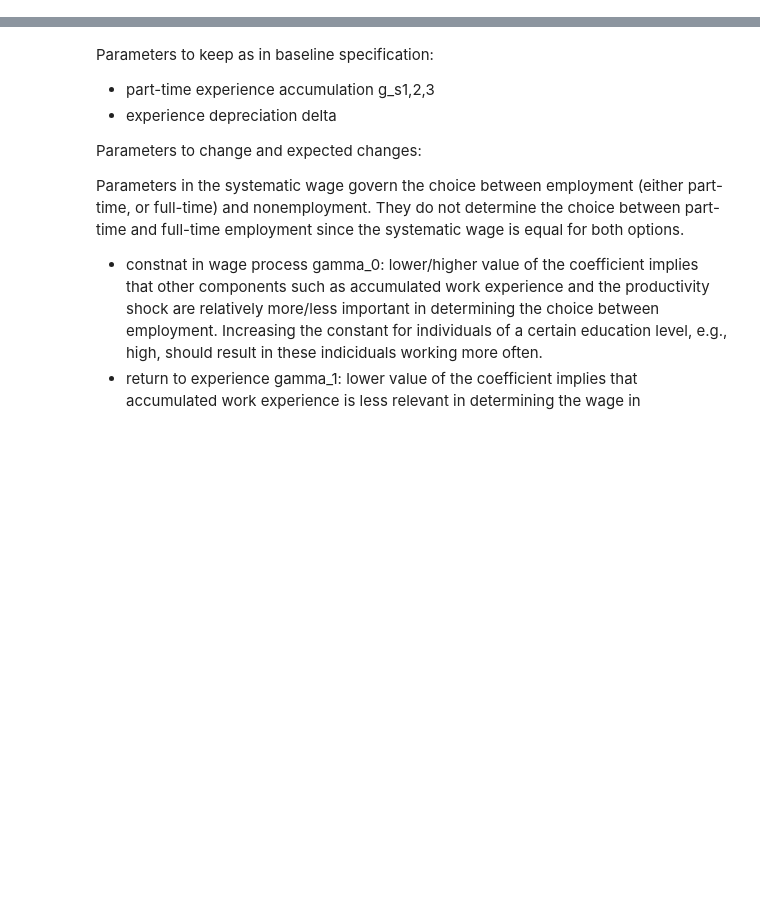
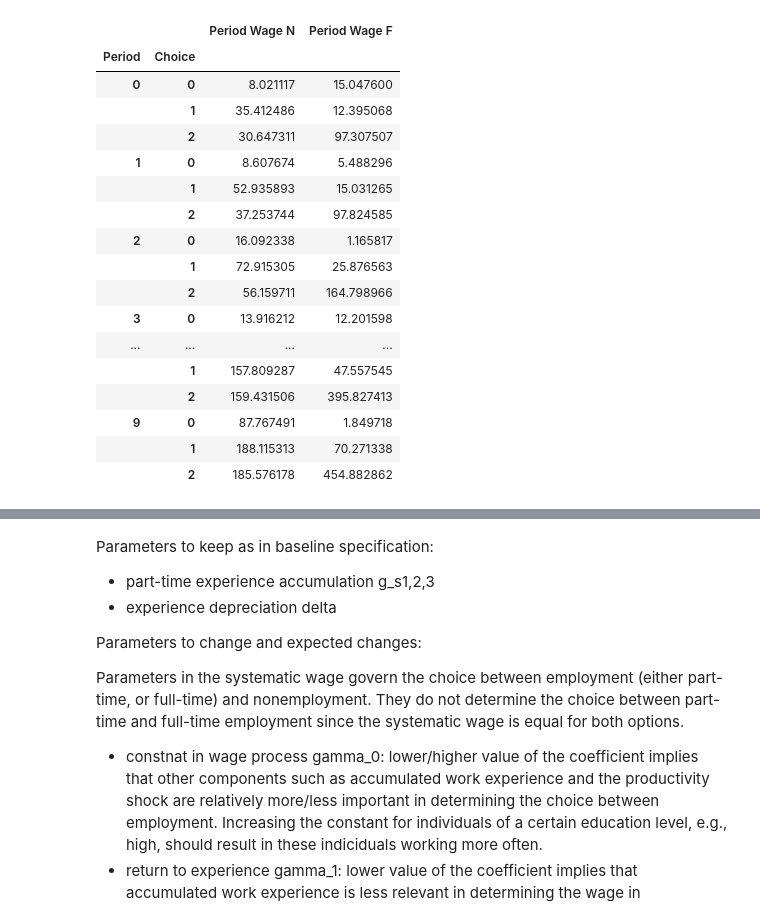
Before and after one commit to OpenSourceEconomics/soepy, a Jupyter notebook: soepy/notebooks/data_frame_sim_test_analysis.ipynb, the cells around one changed output, grey strips where cells are left out. Drawn from its saved outputs; the diff is of its cells as text; code cells hidden in the pictures; blank space fills up the shorter version.

```diff
--- a/soepy/notebooks/data_frame_sim_test_analysis.ipynb
+++ b/soepy/notebooks/data_frame_sim_test_analysis.ipynb
@@ -31,0 +96,22 @@ data_frame_test_sim_1000
+# %%
+# Average wages for each period and choice
+data_frame_baseline.groupby(['Period', 'Choice'])['Period Wage N', 'Period Wage F'].mean()
+# %% [output]
+|  |  | Period Wage N | Period Wage F |
+| Period | Choice |  |  |
+| 0 | 0 | 8.021117 | 15.047600 |
+|  | 1 | 35.412486 | 12.395068 |
+|  | 2 | 30.647311 | 97.307507 |
+| 1 | 0 | 8.607674 | 5.488296 |
+|  | 1 | 52.935893 | 15.031265 |
+|  | 2 | 37.253744 | 97.824585 |
+| 2 | 0 | 16.092338 | 1.165817 |
+|  | 1 | 72.915305 | 25.876563 |
+|  | 2 | 56.159711 | 164.798966 |
+| 3 | 0 | 13.916212 | 12.201598 |
+| ... | ... | ... | ... |
+|  | 1 | 157.809287 | 47.557545 |
+|  | 2 | 159.431506 | 395.827413 |
+| 9 | 0 | 87.767491 | 1.849718 |
+|  | 1 | 188.115313 | 70.271338 |
+|  | 2 | 185.576178 | 454.882862 |
```
Also changed, not shown: parts of 11 cells of this notebook.
